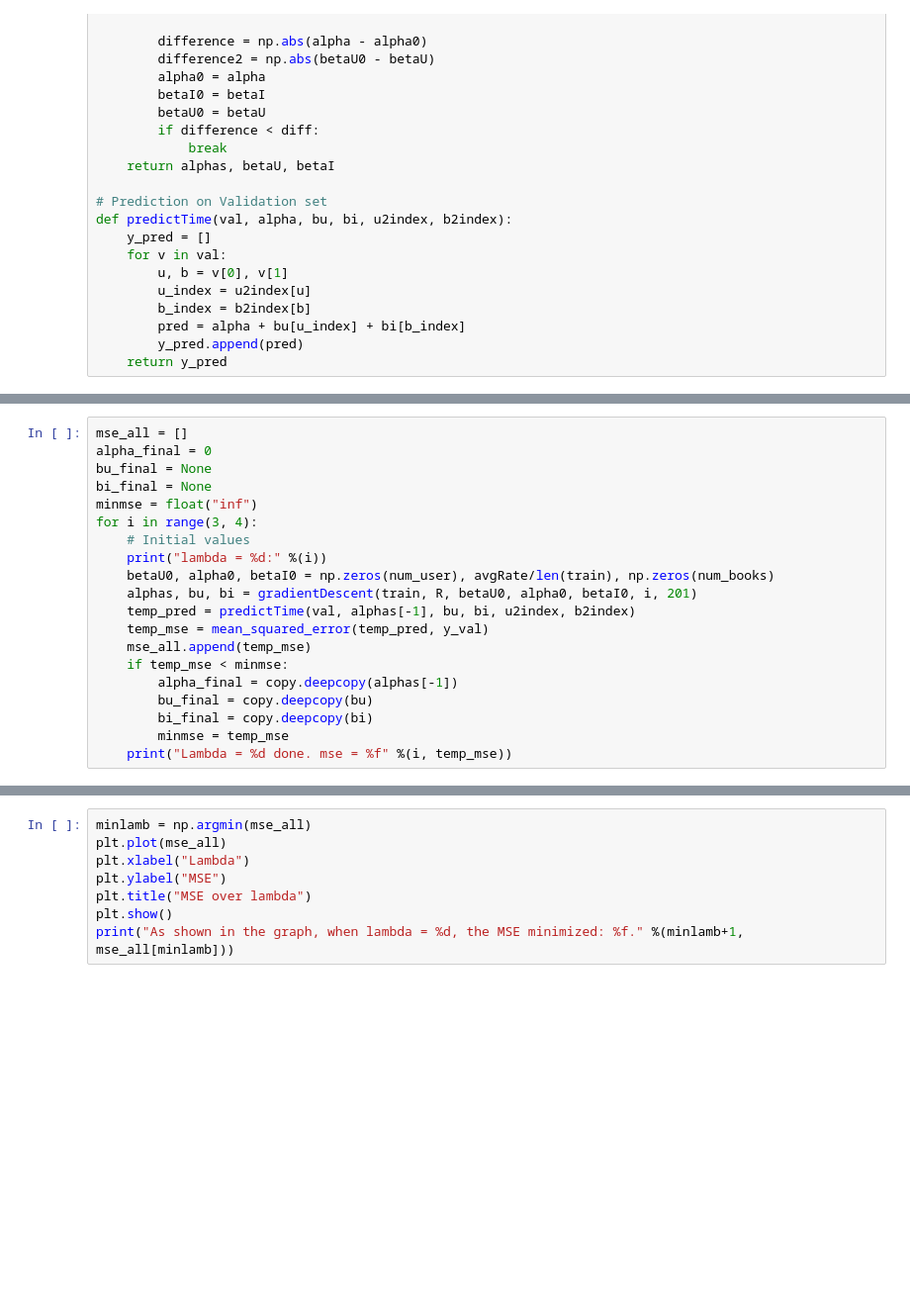
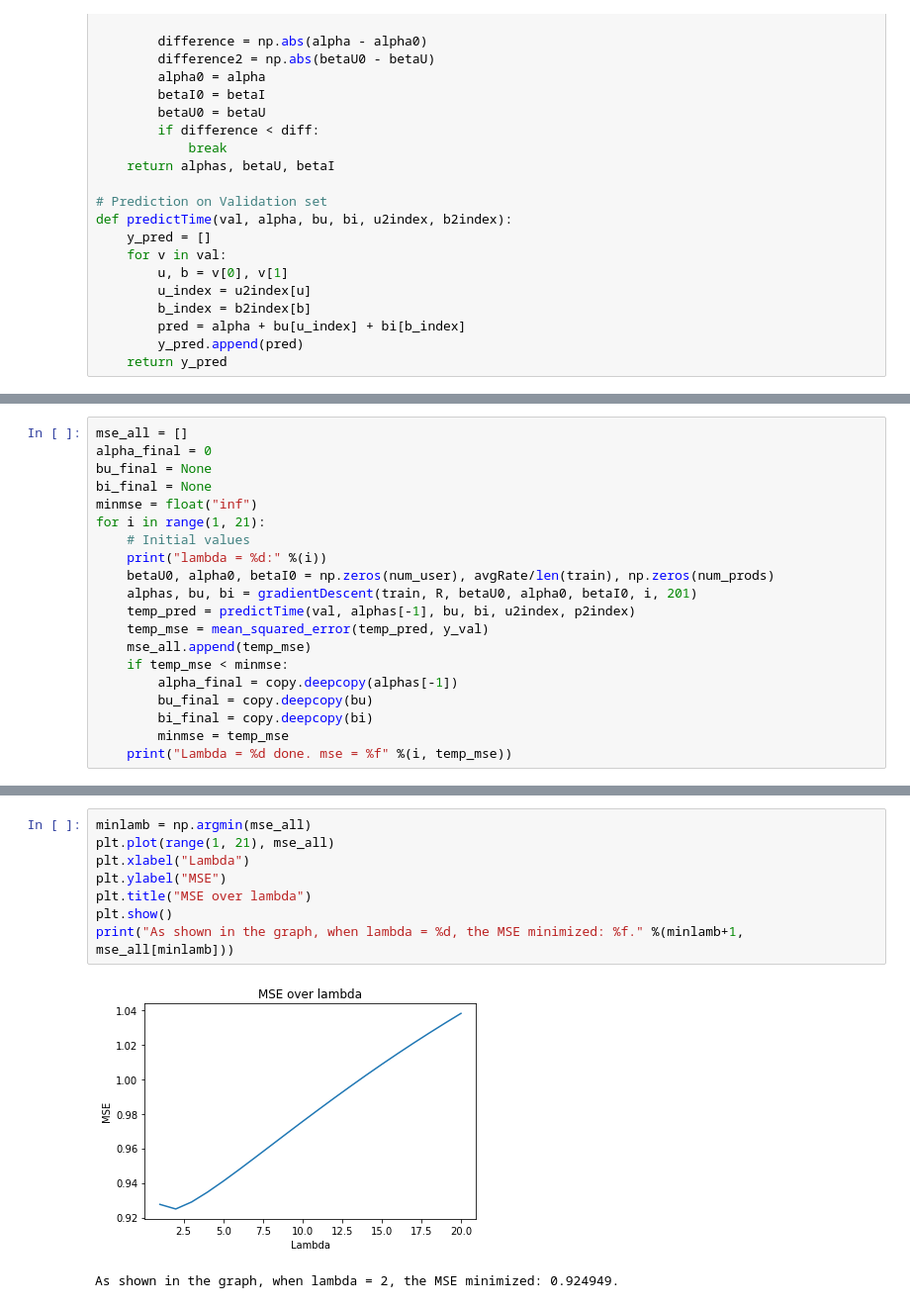
Before and after one commit to haomingvince/ECE271B_Group3, a Jupyter notebook: proj.ipynb, the cells around one changed output, grey strips where cells are left out. Shown: that part at 99% size. Cells and saved outputs as stored; diff of their text form; blank space fills up the shorter version.

```diff
--- a/proj.ipynb
+++ b/proj.ipynb
@@ -270,12 +245,12 @@ alpha_final = 0
 bu_final = None
 bi_final = None
 minmse = float("inf")
-for i in range(3, 4):
+for i in range(1, 21):
     # Initial values
     print("lambda = %d:" %(i))
-    betaU0, alpha0, betaI0 = np.zeros(num_user), avgRate/len(train), np.zeros(num_books)
+    betaU0, alpha0, betaI0 = np.zeros(num_user), avgRate/len(train), np.zeros(num_prods)
     alphas, bu, bi = gradientDescent(train, R, betaU0, alpha0, betaI0, i, 201)
-    temp_pred = predictTime(val, alphas[-1], bu, bi, u2index, b2index)
+    temp_pred = predictTime(val, alphas[-1], bu, bi, u2index, p2index)
     temp_mse = mean_squared_error(temp_pred, y_val)
     mse_all.append(temp_mse)
     if temp_mse < minmse:
@@ -287,11 +280,14 @@ for i in range(3, 4):
 # %%
 minlamb = np.argmin(mse_all)
-plt.plot(mse_all)
+plt.plot(range(1, 21), mse_all)
 plt.xlabel("Lambda")
 plt.ylabel("MSE")
 plt.title("MSE over lambda")
 plt.show()
 print("As shown in the graph, when lambda = %d, the MSE minimized: %f." %(minlamb+1, mse_all[minlamb]))
+# %% [output]
+[figure, added]
+As shown in the graph, when lambda = 2, the MSE minimized: 0.924949.
 # %%
 y_test = []
 for t in test:
```
Also changed, not shown: parts of 16 cells of this notebook.
